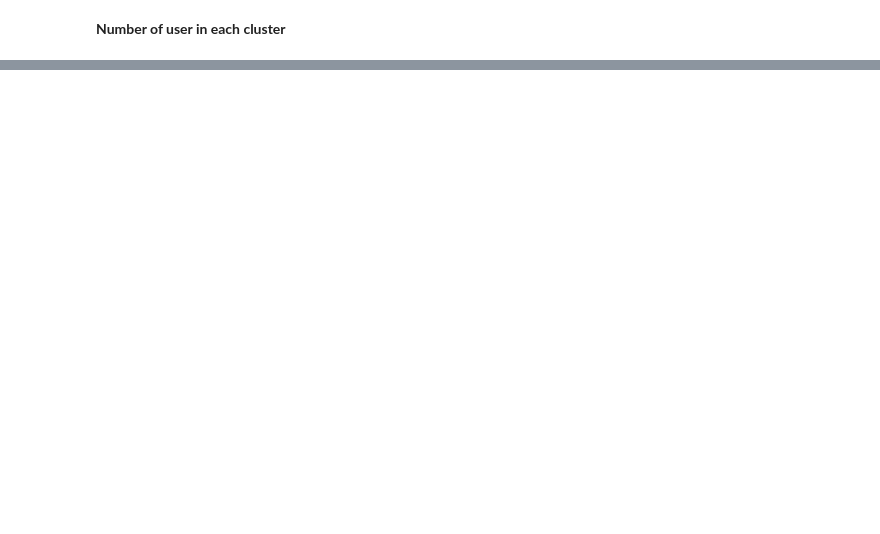
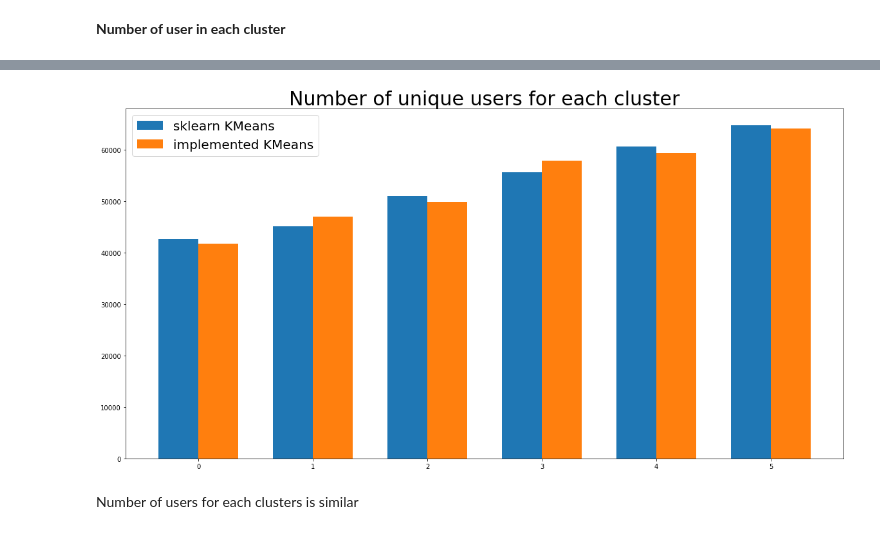
Before and after one commit to randomlulli/AMD-HW4, a Jupyter notebook: HW4 - Q2.ipynb, the cells around one changed output, grey strips where cells are left out. Saved outputs shown, nothing was run; the diff lists cells and outputs as text; code cells hidden in the pictures; blank space fills up the shorter version.

```diff
--- a/HW4 - Q2.ipynb
+++ b/HW4 - Q2.ipynb
@@ -369,0 +391,16 @@ ds.UserId.nunique()
+# %%
+fig, ax = plt.subplots(figsize=(20,10))
+
+x = np.arange(6)
+width = 0.35
+
+rects1 = ax.bar(x - width/2, nu, width, label='sklearn KMeans')
+rects2 = ax.bar(x + width/2, mynu, width, label='implemented KMeans')
+
+ax.set_title('Number of unique users for each cluster', fontsize=30)
+ax.legend(fontsize=20)
+plt.show()
+# %% [output]
+[figure, added]
+# %% [markdown]
+Number of users for each clusters is similar
```
Also changed, not shown: parts of 5 cells of this notebook.
